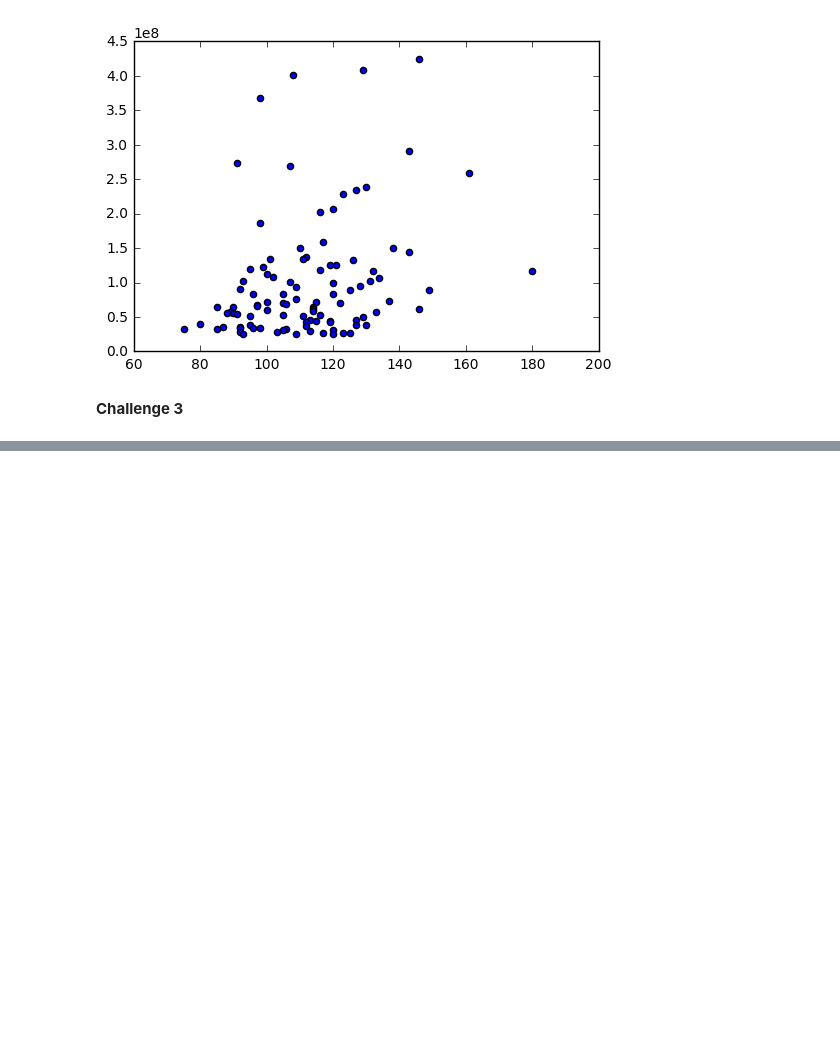
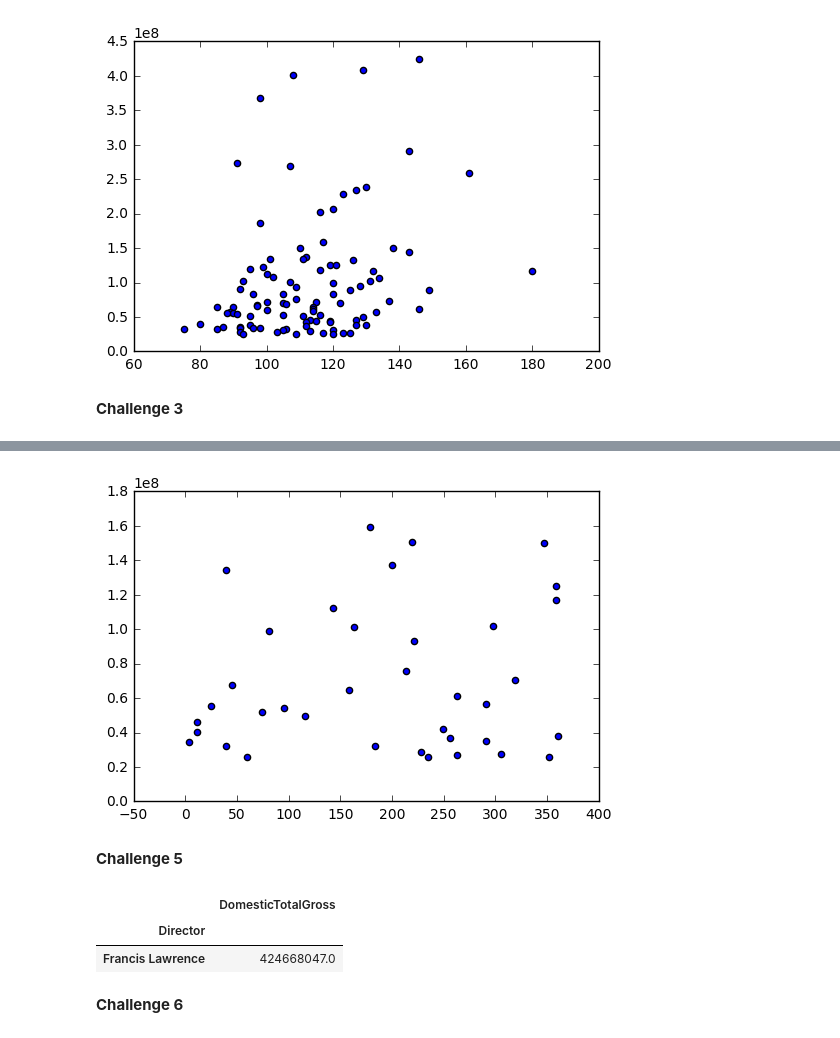
Before and after one commit to ptpro3/jekyll-now, a Jupyter notebook: Projects/Challenge03/challenge_set_3_prashant.ipynb, the cells around one changed output, grey strips where cells are left out. Cells and saved outputs as stored; diff of their text form; code cells hidden in the pictures; blank space fills up the shorter version.

```diff
--- a/Projects/Challenge03/challenge_set_3_prashant.ipynb
+++ b/Projects/Challenge03/challenge_set_3_prashant.ipynb
@@ -69,0 +76,16 @@ df.groupby(['Rating'])
+# %%
+x = df[df.Rating == 'R']['Days']
+y = df[df.Rating == 'R']['DomesticTotalGross']
+plt.scatter(x,y);
+# %% [output]
+[figure, added]
+# %% [markdown]
+**Challenge 5**
+# %%
+(df.groupby('Director').mean())[['DomesticTotalGross']].sort_values('DomesticTotalGross', ascending=False).head(1)
+# %% [output]
+|  | DomesticTotalGross |
+| Director |  |
+| Francis Lawrence | 424668047.0 |
+# %% [markdown]
+**Challenge 6**
```
Also changed, not shown: parts of 11 cells of this notebook.
